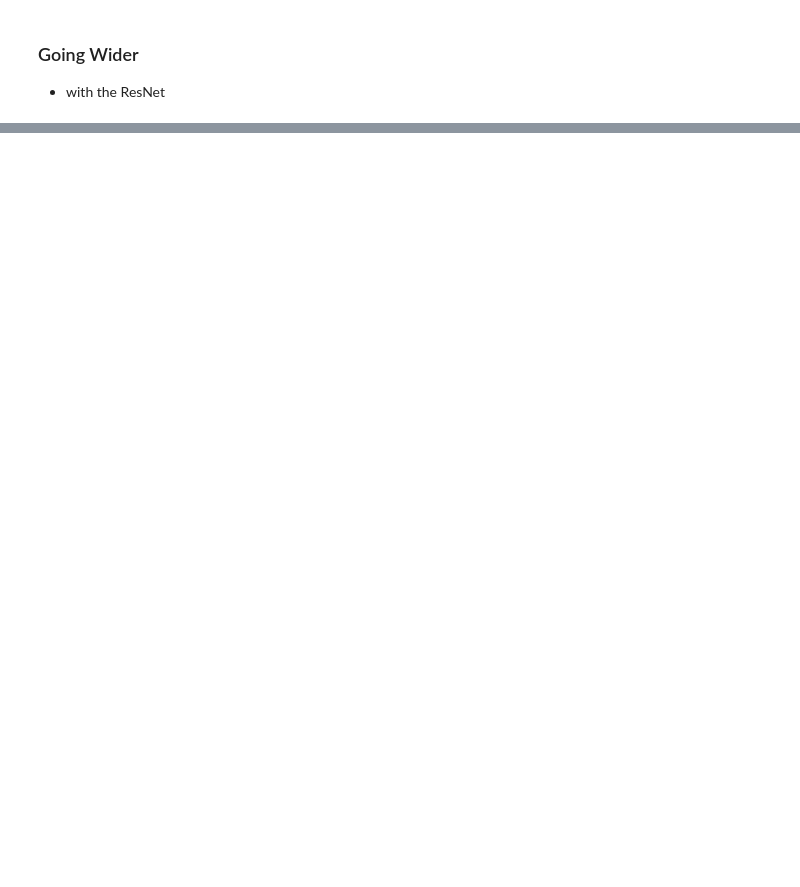
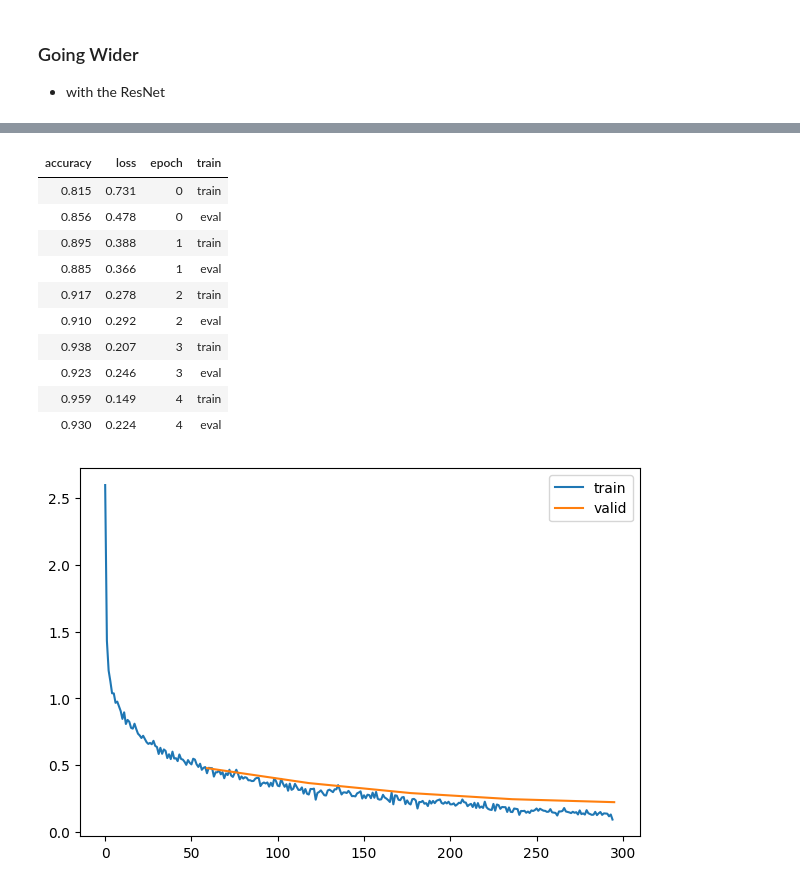
Before and after one commit to mtm-007/Deep-Learing-from-the-foundation-and-GEN_AI, a Jupyter notebook: augumentation.ipynb, the cells around one changed output, grey strips where cells are left out. Cells and saved outputs as stored; diff of their text form; code cells hidden in the pictures; blank space fills up the shorter version.

```diff
--- a/augumentation.ipynb
+++ b/augumentation.ipynb
@@ -87,0 +133,10 @@ learn.fit(epochs)
+# %%
+class GlobalAvgPool(nn.Module):
+    def forward(self, x): return x.mean((-2,-1))
+# %%
+def get_model2(act=nn.ReLU, nfs = (16,32,64,128,256), norm = nn.BatchNorm2d):
+    layers =[ResBlock(1,16, ks=5, stride=1, act=act,norm=norm)]
+    layers += [ResBlock(nfs[i], nfs[i+1], act=act, norm=norm, stride=2) for i in range(len(nfs)-1)]
+    layers += [ResBlock(256,512, act=act, norm=norm), GlobalAvgPool()]
+    layers += [nn.Linear(512,10, bias=False), nn.BatchNorm1d(10)]
+    return nn.Sequential(*layers).to(def_device)
@@ -87,0 +168,2 @@ learn.fit(epochs)
+# %%
+TrainLearner(get_model2(),dls,F.cross_entropy, lr=lr, cbs=[DeviceCB()]).summary()
@@ -87,0 +183,18 @@ learn.fit(epochs)
+# %%
+set_seed(42)
+model =get_model2(act_gr,norm=nn.BatchNorm2d).apply(iw)
+learn = TrainLearner(model, dls,F.cross_entropy,lr=lr, cbs=cbs+xtra,opt_func=optim.AdamW)
+learn.fit(epochs)
+# %% [output]
+| accuracy | loss | epoch | train |
+| 0.815 | 0.731 | 0 | train |
+| 0.856 | 0.478 | 0 | eval |
+| 0.895 | 0.388 | 1 | train |
+| 0.885 | 0.366 | 1 | eval |
+| 0.917 | 0.278 | 2 | train |
+| 0.910 | 0.292 | 2 | eval |
+| 0.938 | 0.207 | 3 | train |
+| 0.923 | 0.246 | 3 | eval |
+| 0.959 | 0.149 | 4 | train |
+| 0.930 | 0.224 | 4 | eval |
+[figure, added]
```
Also changed, not shown: parts of 31 cells of this notebook, 1 other file.
